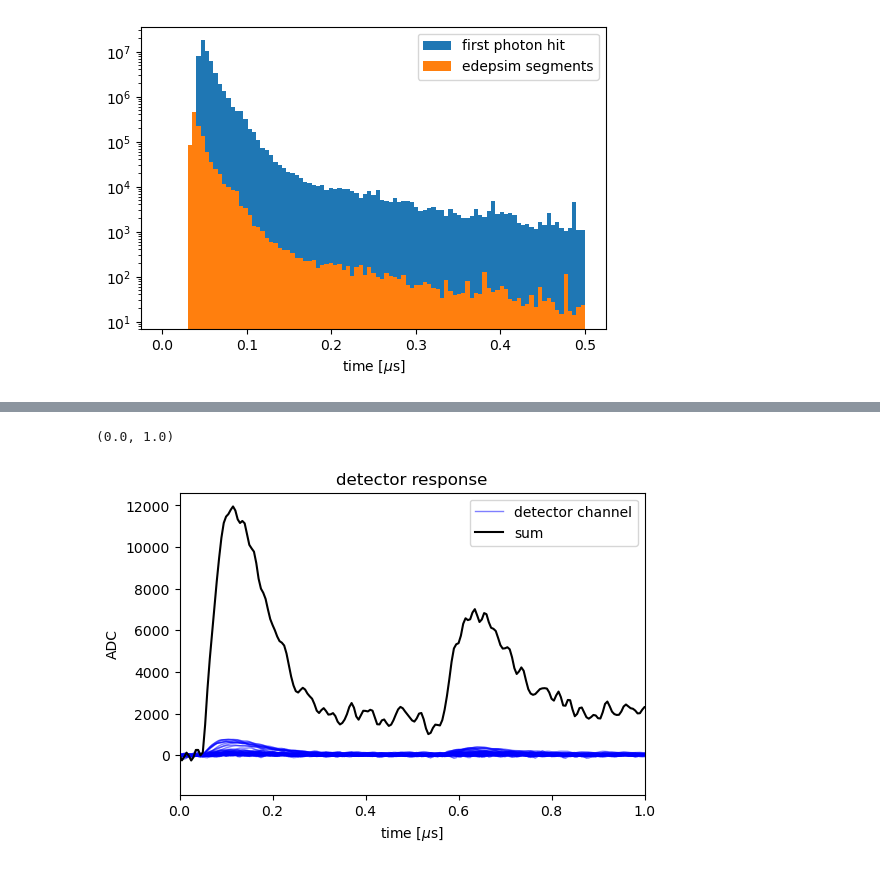
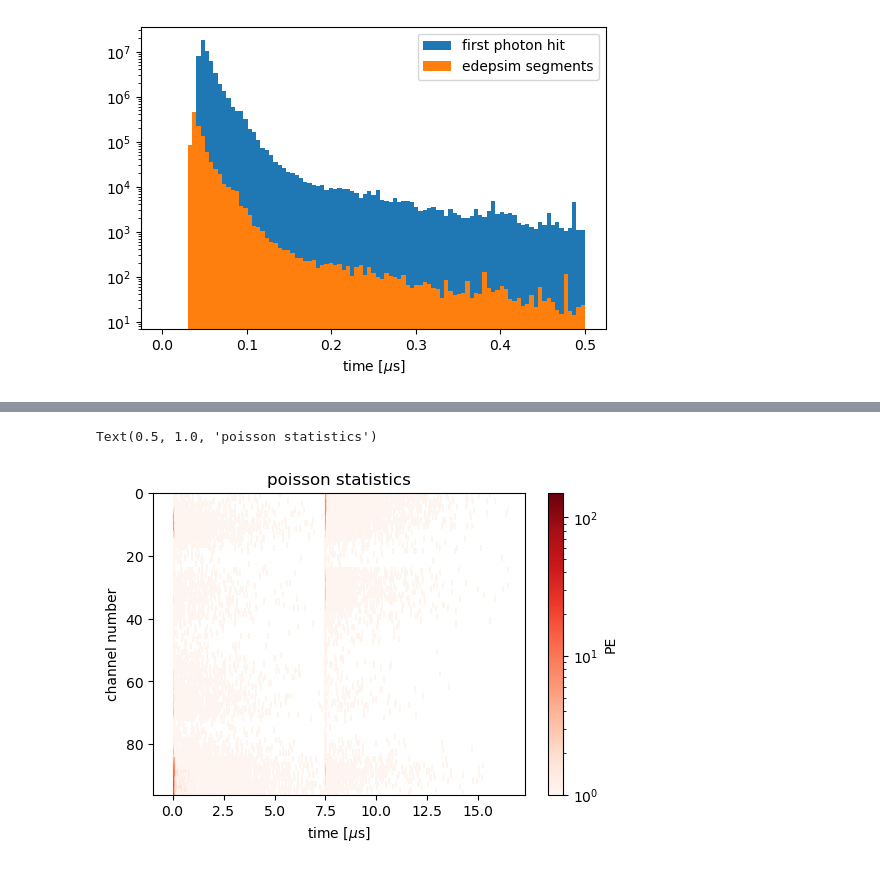
Before and after one commit to DUNE/larnd-sim, a Jupyter notebook: examples/Light signals.ipynb, the cells around one changed output, grey strips where cells are left out. Drawn from its saved outputs; the diff is of its cells as text; code cells hidden in the pictures.

```diff
--- a/examples/Light signals.ipynb
+++ b/examples/Light signals.ipynb
@@ -485,2 +489,16 @@ plt.xlim(0,1)
+# %%
+plt.figure(dpi=100)
+plt.imshow(light_sample_inc_disc.get(), cmap='Reds',
+           norm=colors.LogNorm(1),
+           extent=(light_t_start,light_t_start+LIGHT_TICK_SIZE*light_sample_inc_disc.shape[1],light_sample_inc_disc.shape[0],0),
+           aspect='auto')
+plt.ylabel('channel number')
+plt.xlabel(r'time [$\mu$s]')
+plt.colorbar(label='PE')
+plt.title('poisson statistics')
+# plt.xlim(0,2.5)
+# %% [output]
+Text(0.5, 1.0, 'poisson statistics')
+[figure, added]
 # %%
 RangePush("sim_light_det_response")
@@ -491,16 +509 @@ light_response += cp.array(light_sim.gen_light_detector_noise(light_response.sha
 RangePop()
-# %%
-plt.figure(dpi=100)
-for idet in range(light_response.shape[0]):
-    plt.plot(np.arange(light_response.shape[1]) * LIGHT_TICK_SIZE + light_t_start, light_response[idet].get(),
-             label='detector channel' if idet == 0 else None, color='b', lw=1, alpha=0.5)
-plt.plot(np.arange(light_response.shape[1]) * LIGHT_TICK_SIZE + light_t_start, light_response.sum(axis=0).get(),
-         label='sum', color='k')
-plt.xlabel(r'time [$\mu$s]')
-plt.ylabel('ADC')
-plt.legend()
-plt.title('detector response')
-plt.xlim(0,1)
-# %% [output]
-(0.0, 1.0)
-[figure, removed]
```
Also changed, not shown: parts of 19 cells of this notebook, 4 other files.
